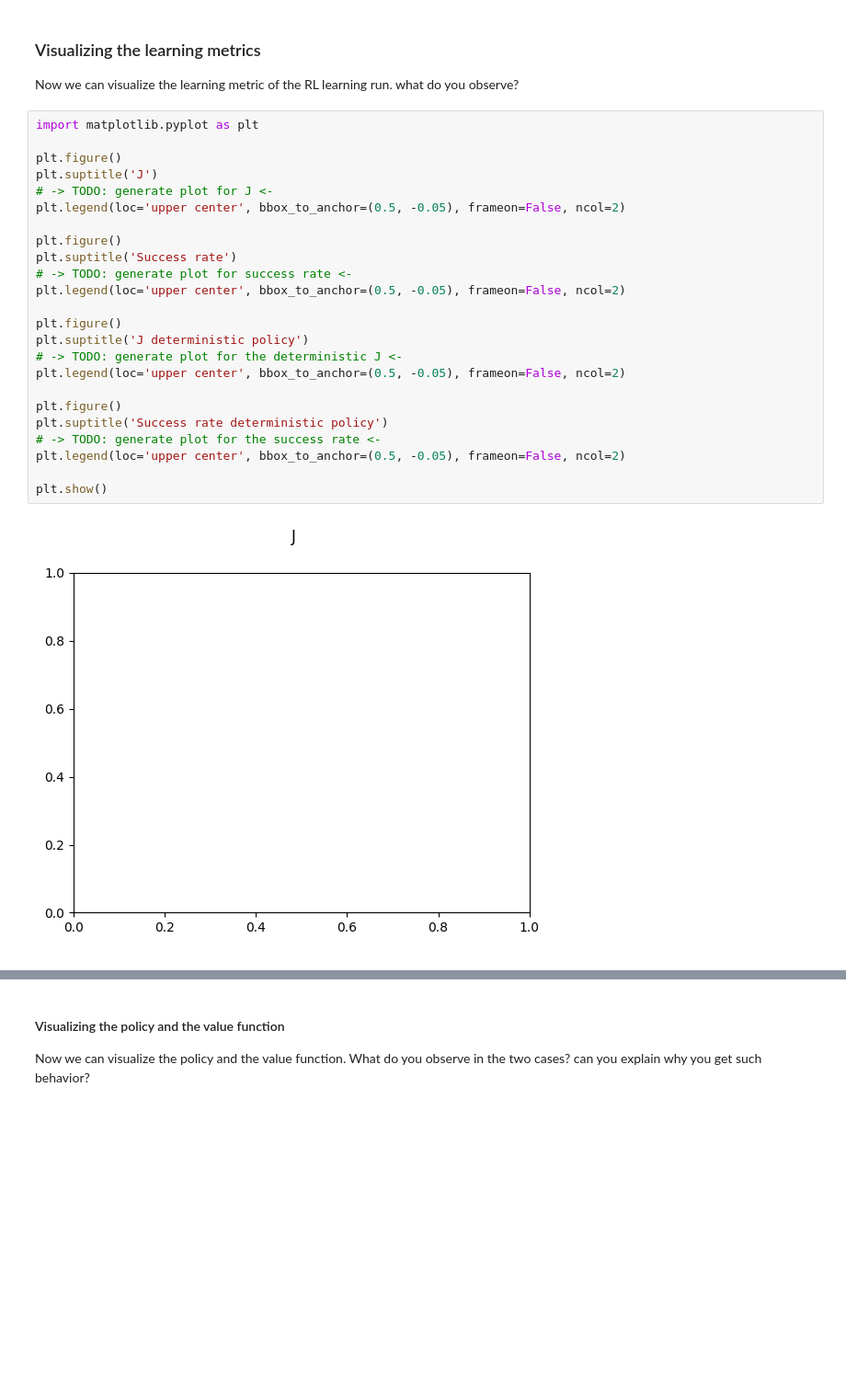
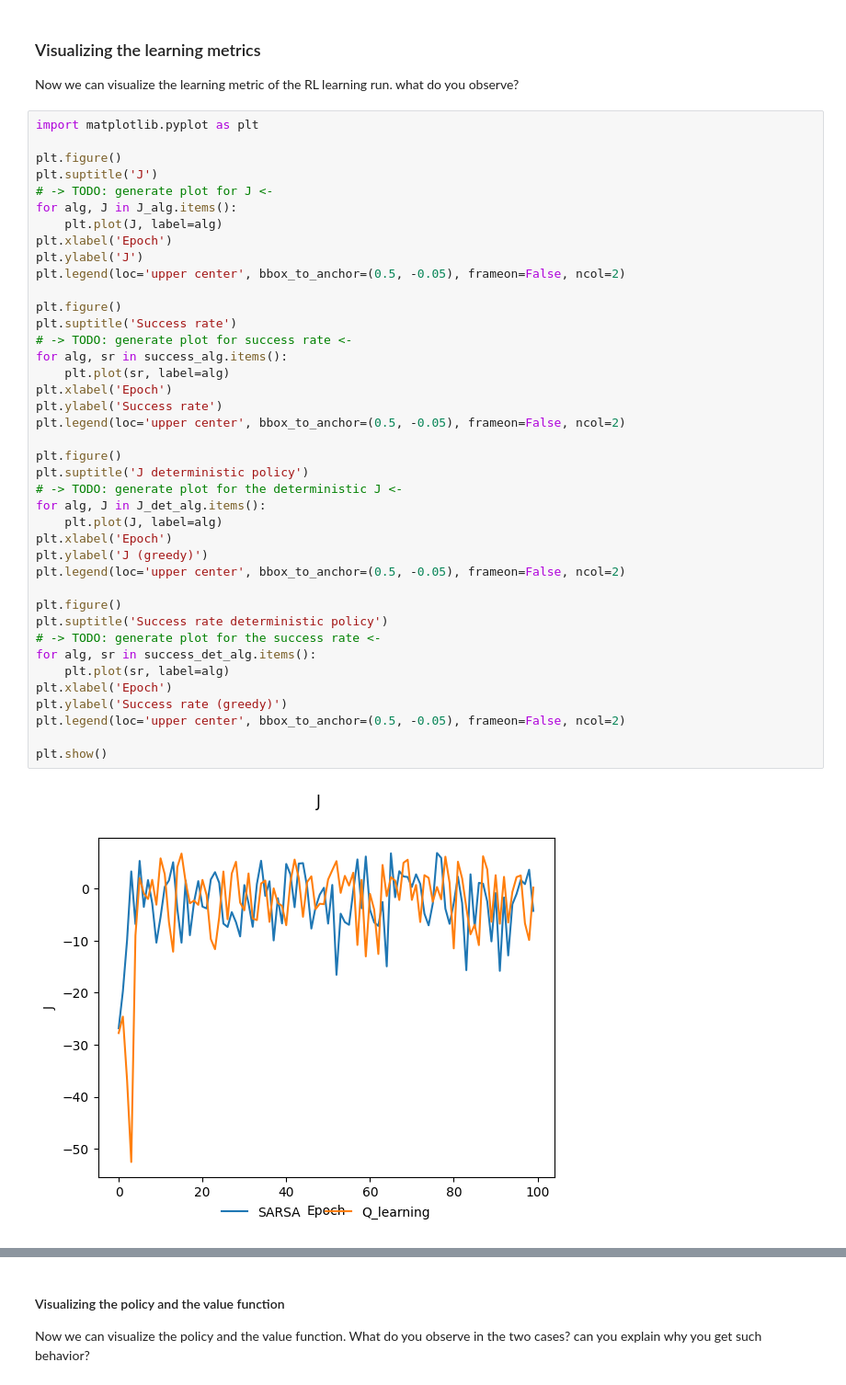
Before and after one commit to axellangenskiold/edap30, a Jupyter notebook: lab4/part_1.ipynb, the cells around one changed output, grey strips where cells are left out. Shown at 92% size. Saved outputs shown, nothing was run; the diff lists cells and outputs as text; blank space fills up the shorter version.

Commit message:
add plots

```diff
--- a/lab4/part_1.ipynb
+++ b/lab4/part_1.ipynb
@@ -803,26 +801,42 @@ Now we can visualize the learning metric of the RL learning run. what do you obs
 # %%
 import matplotlib.pyplot as plt
 
 plt.figure()
 plt.suptitle('J')
 # -> TODO: generate plot for J <-
+for alg, J in J_alg.items():
+    plt.plot(J, label=alg)
+plt.xlabel('Epoch')
+plt.ylabel('J')
 plt.legend(loc='upper center', bbox_to_anchor=(0.5, -0.05), frameon=False, ncol=2)
 
 plt.figure()
 plt.suptitle('Success rate')
 # -> TODO: generate plot for success rate <-
+for alg, sr in success_alg.items():
+    plt.plot(sr, label=alg)
+plt.xlabel('Epoch')
+plt.ylabel('Success rate')
 plt.legend(loc='upper center', bbox_to_anchor=(0.5, -0.05), frameon=False, ncol=2)
 
 plt.figure()
 plt.suptitle('J deterministic policy')
 # -> TODO: generate plot for the deterministic J <-
+for alg, J in J_det_alg.items():
+    plt.plot(J, label=alg)
+plt.xlabel('Epoch')
+plt.ylabel('J (greedy)')
 plt.legend(loc='upper center', bbox_to_anchor=(0.5, -0.05), frameon=False, ncol=2)
 
 plt.figure()
 plt.suptitle('Success rate deterministic policy')
 # -> TODO: generate plot for the success rate <-
+for alg, sr in success_det_alg.items():
+    plt.plot(sr, label=alg)
+plt.xlabel('Epoch')
+plt.ylabel('Success rate (greedy)')
 plt.legend(loc='upper center', bbox_to_anchor=(0.5, -0.05), frameon=False, ncol=2)
 
 plt.show()
 # %% [output]
-[figure, old version]
+[figure, new version]
```
Also changed, not shown: parts of 2 cells of this notebook.
